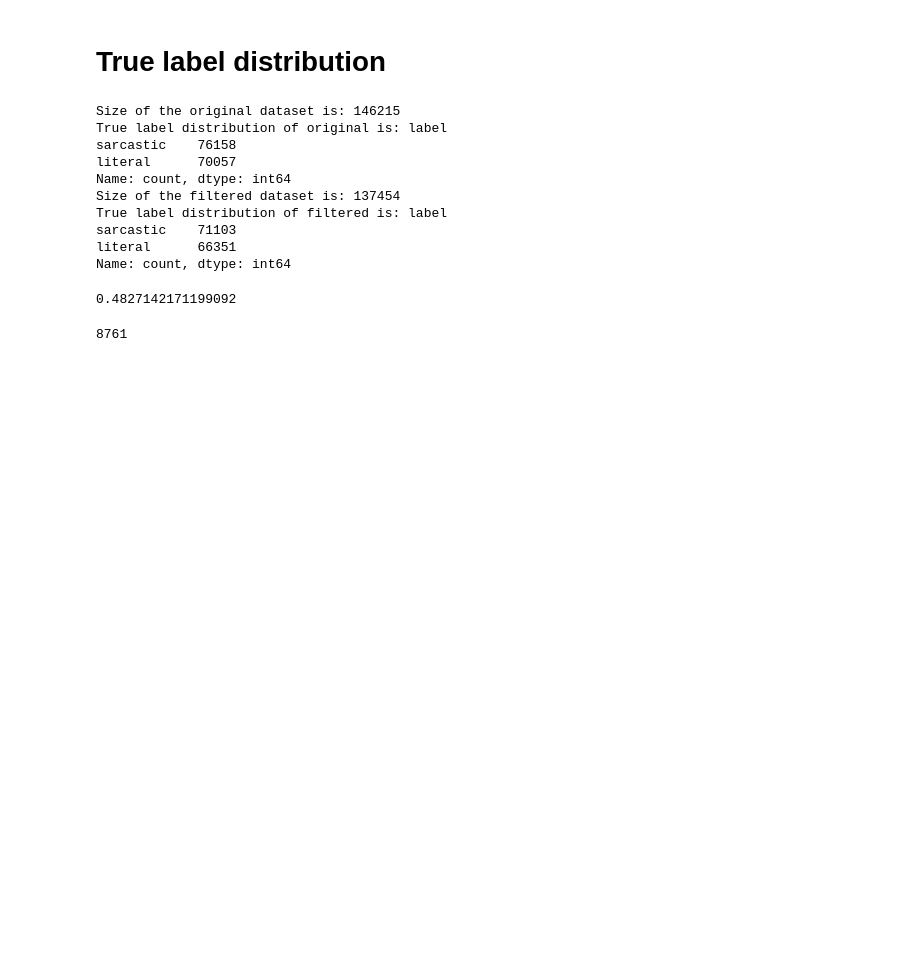
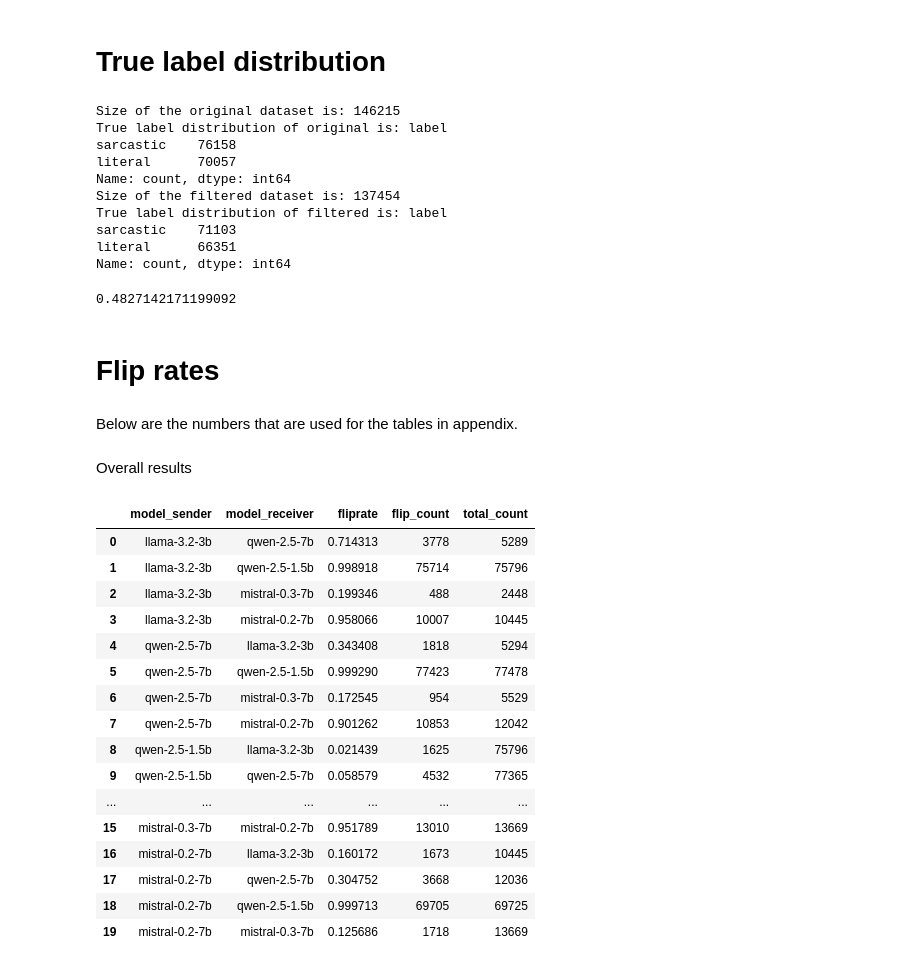
Before and after one commit to mariehaahr/mas, a Jupyter notebook: main-results.ipynb, the cells around one changed output. Saved outputs shown, nothing was run; the diff lists cells and outputs as text; code cells hidden in the pictures; blank space fills up the shorter version.

```diff
--- a/main-results.ipynb
+++ b/main-results.ipynb
@@ -602,8 +533,33 @@ Name: count, dtype: int64
 66351/137454
 # %% [output]
 0.4827142171199092
-# %%
-flagged = pd.read_csv('data/sarc/flagged2.csv')
-flagged.shape[0]
-# %% [output]
-8761
+# %% [markdown]
+# Flip rates
+# %% [markdown]
+Below are the numbers that are used for the tables in appendix.
+# %%
+results = pd.read_csv('results/per_receiver_results.csv')
+down_results = pd.read_csv('results/down_results.csv')
+up_results = pd.read_csv('results/up_results.csv')
+# %% [markdown]
+Overall results
+# %%
+results
+# %% [output]
+|  | model_sender | model_receiver | fliprate | flip_count | total_count |
+| 0 | llama-3.2-3b | qwen-2.5-7b | 0.714313 | 3778 | 5289 |
+| 1 | llama-3.2-3b | qwen-2.5-1.5b | 0.998918 | 75714 | 75796 |
+| 2 | llama-3.2-3b | mistral-0.3-7b | 0.199346 | 488 | 2448 |
+| 3 | llama-3.2-3b | mistral-0.2-7b | 0.958066 | 10007 | 10445 |
+| 4 | qwen-2.5-7b | llama-3.2-3b | 0.343408 | 1818 | 5294 |
+| 5 | qwen-2.5-7b | qwen-2.5-1.5b | 0.999290 | 77423 | 77478 |
+| 6 | qwen-2.5-7b | mistral-0.3-7b | 0.172545 | 954 | 5529 |
+| 7 | qwen-2.5-7b | mistral-0.2-7b | 0.901262 | 10853 | 12042 |
+| 8 | qwen-2.5-1.5b | llama-3.2-3b | 0.021439 | 1625 | 75796 |
+| 9 | qwen-2.5-1.5b | qwen-2.5-7b | 0.058579 | 4532 | 77365 |
+| ... | ... | ... | ... | ... | ... |
+| 15 | mistral-0.3-7b | mistral-0.2-7b | 0.951789 | 13010 | 13669 |
+| 16 | mistral-0.2-7b | llama-3.2-3b | 0.160172 | 1673 | 10445 |
+| 17 | mistral-0.2-7b | qwen-2.5-7b | 0.304752 | 3668 | 12036 |
+| 18 | mistral-0.2-7b | qwen-2.5-1.5b | 0.999713 | 69705 | 69725 |
+| 19 | mistral-0.2-7b | mistral-0.3-7b | 0.125686 | 1718 | 13669 |
```
Also changed, not shown: parts of 25 cells of this notebook, 2 other files.
